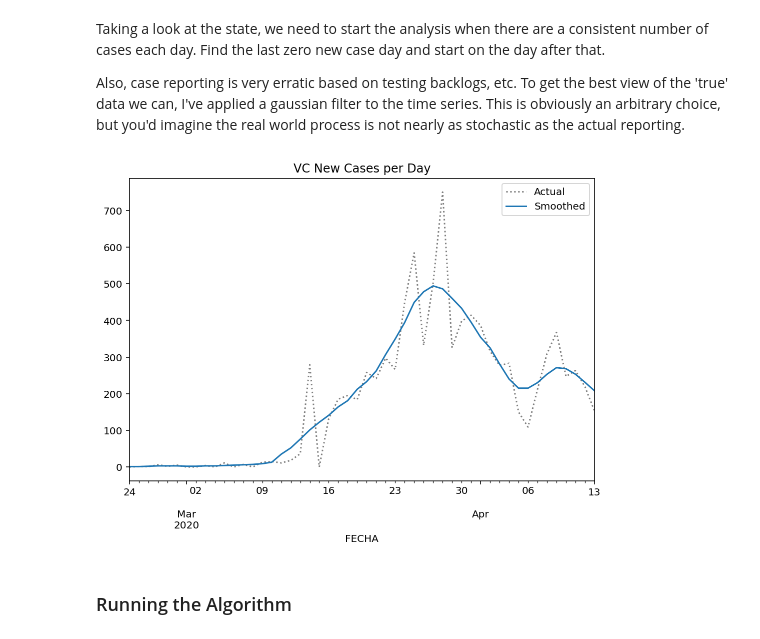
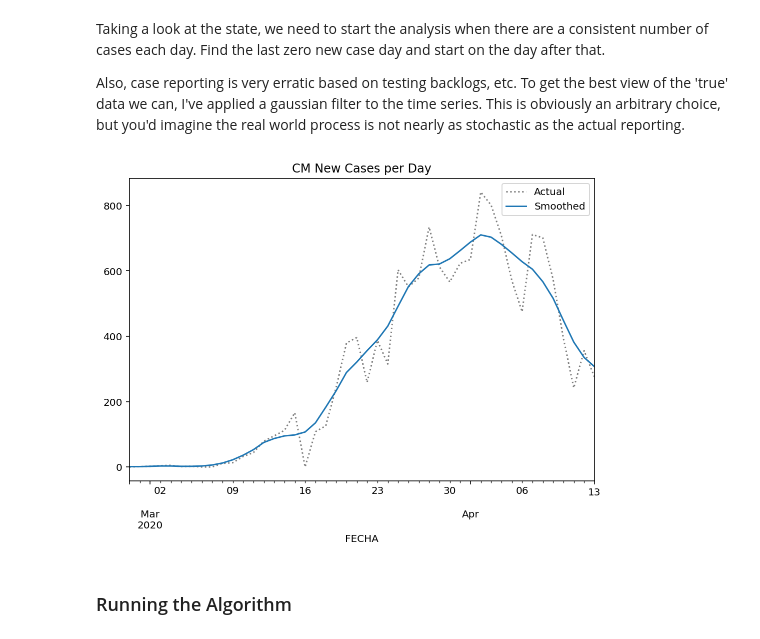
Before and after one commit to jaesvi/covid-19, a Jupyter notebook: Realtime R0.ipynb, the cells around one changed output. Drawn from its saved outputs; the diff is of its cells as text; code cells hidden in the pictures.

```diff
--- a/Realtime R0.ipynb
+++ b/Realtime R0.ipynb
@@ -298,6 +273,6 @@ Name: cases, Length: 2273, dtype: int64
 # %%
 import pandas as pd
-url = 'serie_historica_acumulados.csv'
+url = 'data/serie_historica_acumulados.csv'
 mydateparser = lambda x: pd.datetime.strptime(x, "%d/%m/%Y")
 states = pd.read_csv(url,
                      usecols=[0,1,2],
@@ -325,7 +300,7 @@ Taking a look at the state, we need to start the analysis when there are a consi
 
 Also, case reporting is very erratic based on testing backlogs, etc. To get the best view of the 'true' data we can, I've applied a gaussian filter to the time series. This is obviously an arbitrary choice, but you'd imagine the real world process is not nearly as stochastic as the actual reporting.
 # %%
-state_name = 'VC'
+state_name = 'CM'
 
 def prepare_cases(cases):
     new_cases = cases.diff()
@@ -335,34 +310,34 @@ def prepare_cases(cases):
         min_periods=1,
         center=True).mean(std=2).round()
 
     zeros = smoothed.index[smoothed.eq(0)]
     if len(zeros) == 0:
         idx_start = 0
     else:
         last_zero = zeros.max()
         idx_start = smoothed.index.get_loc(last_zero) + 1
     smoothed = smoothed.iloc[idx_start:]
     original = new_cases.loc[smoothed.index]
 
     return original, smoothed
 
 cases = states.xs(state_name).rename(f"{state_name} cases")
 
 original, smoothed = prepare_cases(cases)
 
 original.plot(title=f"{state_name} New Cases per Day",
                c='k',
                linestyle=':',
                alpha=.5,
                label='Actual',
                legend=True,
              figsize=(600/72, 400/72))
 
 ax = smoothed.plot(label='Smoothed',
                    legend=True)
 ax.get_figure().set_facecolor('w')
 # %% [output]
-[figure, old version]
+[figure, new version]
 # %% [markdown]
 ### Running the Algorithm
 # %% [markdown]
```
Also changed, not shown: parts of 10 cells of this notebook.
